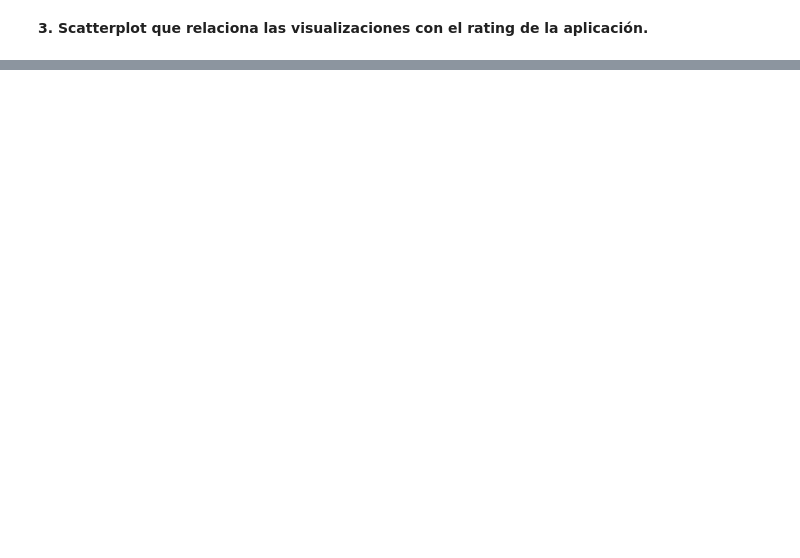
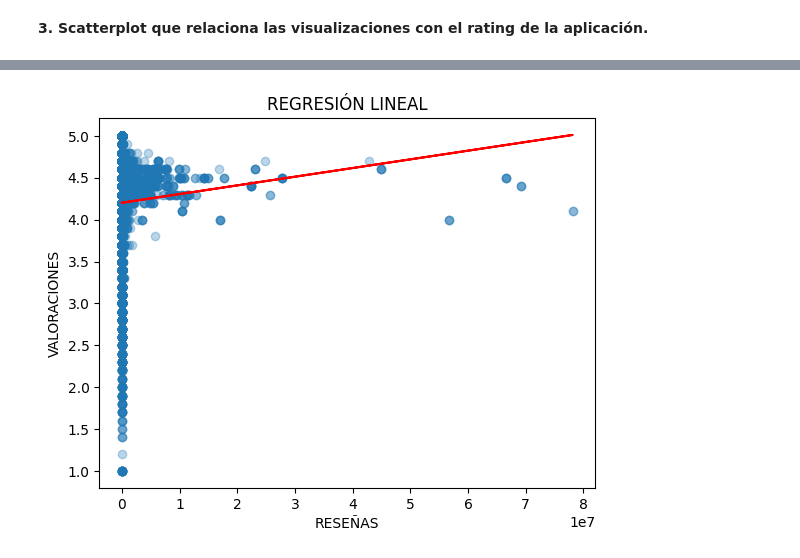
Before and after one commit to azaro-1982/Comparation, a Jupyter notebook: TyFdD_20261_PEC1_CAST_V2.ipynb, the cells around one changed output, grey strips where cells are left out. Cells and saved outputs as stored; diff of their text form; code cells hidden in the pictures; blank space fills up the shorter version.

```diff
--- a/TyFdD_20261_PEC1_CAST_V2.ipynb
+++ b/TyFdD_20261_PEC1_CAST_V2.ipynb
@@ -746,0 +767,13 @@ plt.show()
+# %%
+import matplotlib.pyplot as plt
+
+Y_pred = modelo.predict(X)
+plt.scatter(X['Reviews'], Y, alpha=0.3, label='Datos')
+
+plt.plot(X['Reviews'], Y_pred, color='red', label='Regresión lineal')
+plt.xlabel('RESEÑAS')
+plt.ylabel('VALORACIONES')
+plt.title('REGRESIÓN LINEAL')
+plt.show()
+# %% [output]
+[figure, added]
```
Also changed, not shown: parts of 9 cells of this notebook.
